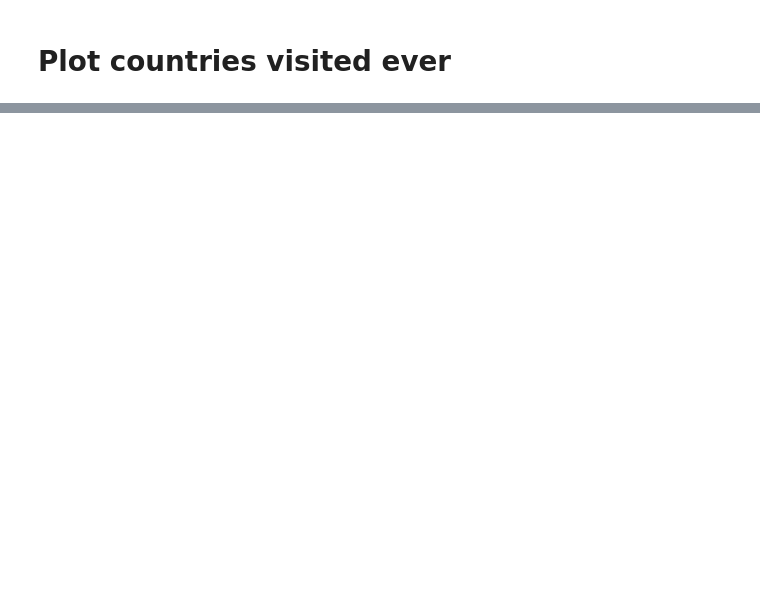
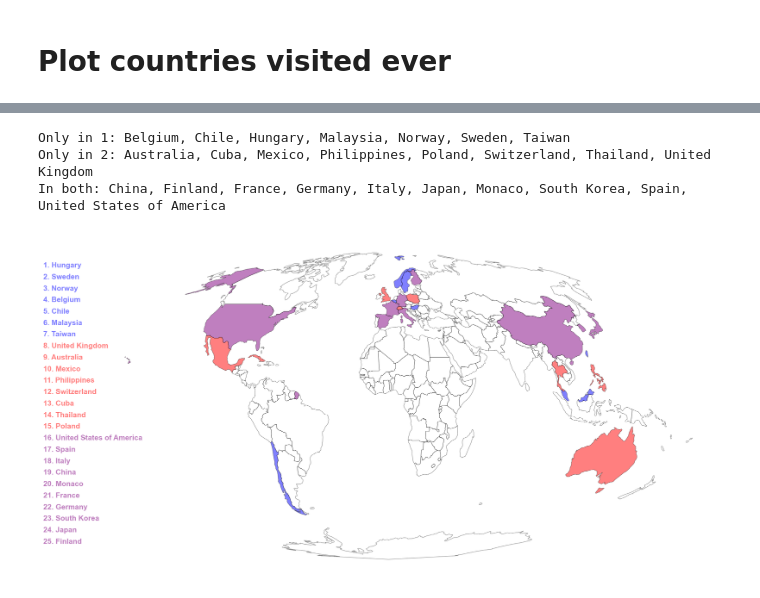
Before and after one commit to jinbeniyama/places_visited, a Jupyter notebook: notebooks/countries_visited.ipynb, the cells around one changed output, grey strips where cells are left out. Cells and saved outputs as stored; diff of their text form; code cells hidden in the pictures; blank space fills up the shorter version.

```diff
--- a/notebooks/countries_visited.ipynb
+++ b/notebooks/countries_visited.ipynb
@@ -106,0 +205,19 @@ plt.savefig(out)
+# %%
+# 2. Plot countries visited for two with different colors
+countries_visited_2 = [
+    "Japan (Okinawa)", "Australia (Sydney)", "Australia (Melbourne)", "South Korea (Seoul)", "China (Beijing)",
+    "Philippines (Manila, Bohol)", "Thailand (Bangkok, Chiang Mai)", "France (Paris, Normandy, Rennes)", "UK (London, Edinburgh)", "Poland (Warsaw, Krakow)",
+    "Switzerland (Bern)", "Italy (Rome, Florence, Venice)", "Spain (Madrid, Barcelona, Granada)", "Mexico", "Cuba",
+    "Germany", "Italy", "USA (San Francisco)", "South Korea (Seoul)", "South Korea (Seoul)",
+    "France (Nice)", "Monaco", "Italy (Genova)", "Finland (Helsinki)", "Spain (Madrid)"
+]
+
+# 2. Output filename
+out_2 = "countries_visited_2.png"
+
+plot_countries_visited_2([countries_visited_1, countries_visited_2], ["blue", "red", "purple"], out=out_2)
+# %% [output]
+Only in 1: Belgium, Chile, Hungary, Malaysia, Norway, Sweden, Taiwan
+Only in 2: Australia, Cuba, Mexico, Philippines, Poland, Switzerland, Thailand, United Kingdom
+In both: China, Finland, France, Germany, Italy, Japan, Monaco, South Korea, Spain, United States of America
+[figure, added]
```
Also changed, not shown: parts of 6 cells of this notebook, 2 other files.
